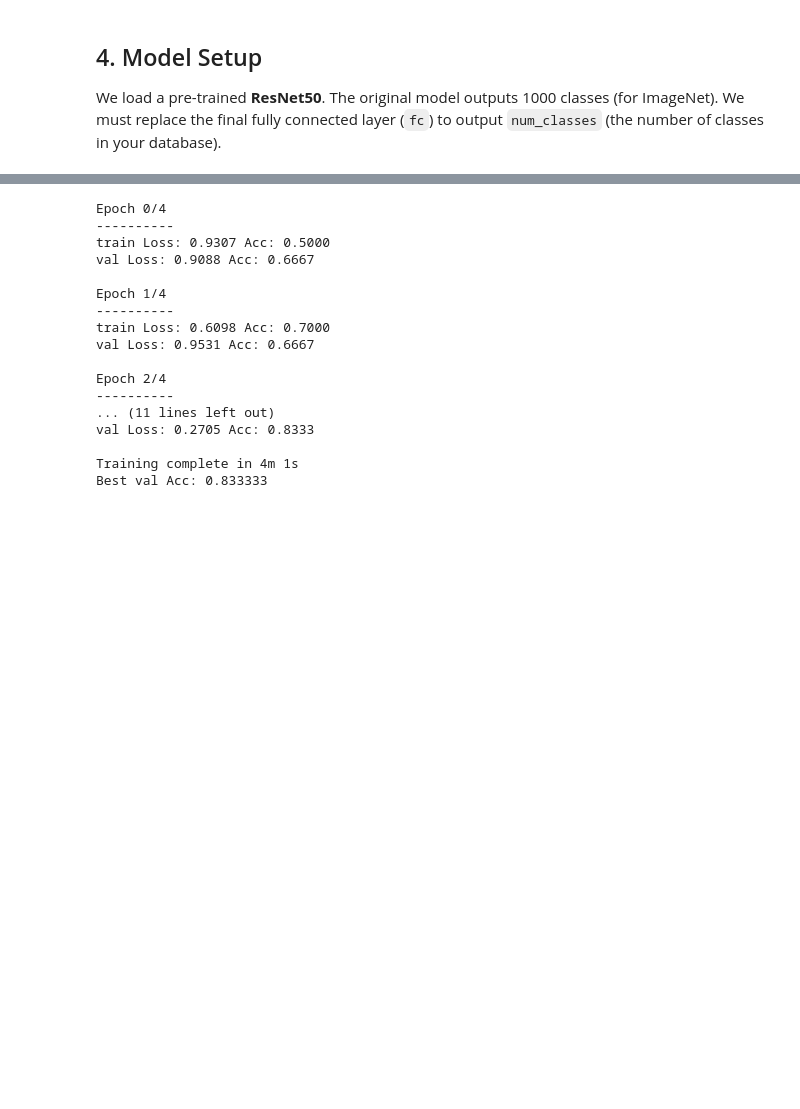
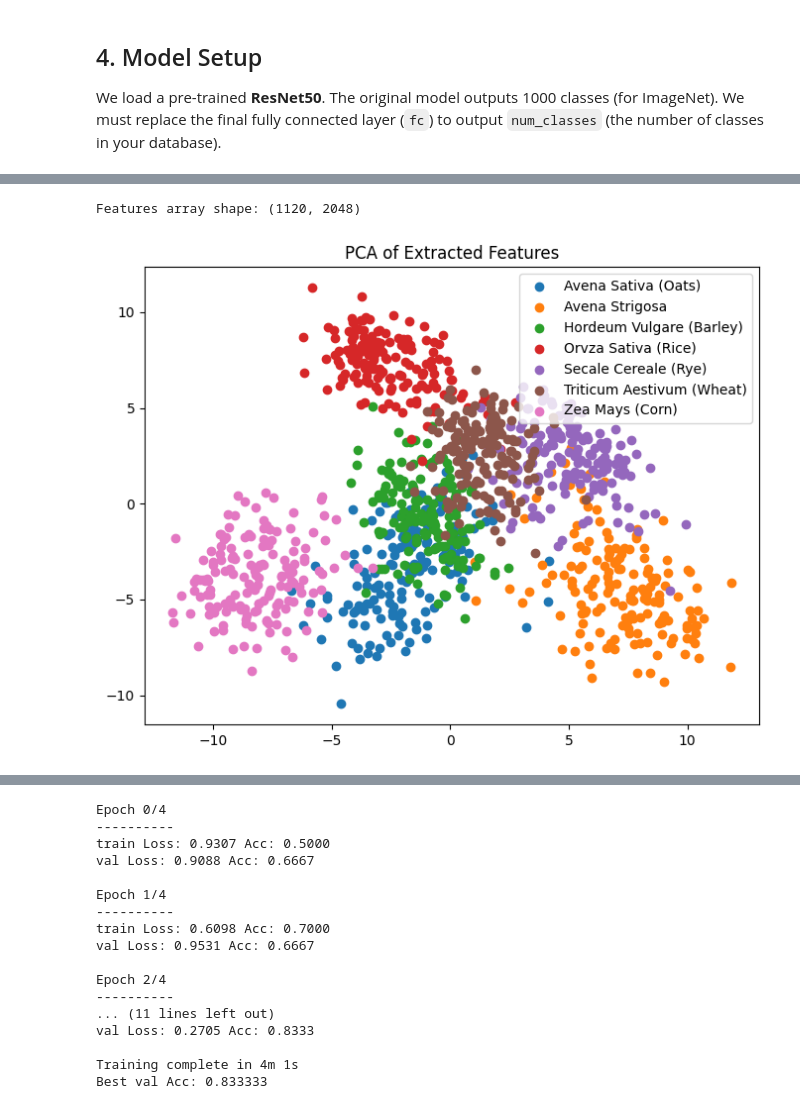
Before and after one commit to Videometer/videometer-toolbox-python, a Jupyter notebook: docs/training_onnx_models.ipynb, the cells around one changed output, grey strips where cells are left out. Saved outputs shown, nothing was run; the diff lists cells and outputs as text; code cells hidden in the pictures; blank space fills up the shorter version.

Commit message:
Added pca and tsne as visualize features
Added pca and tsne as visualize features

```diff
--- a/docs/training_onnx_models.ipynb
+++ b/docs/training_onnx_models.ipynb
@@ -54,7 +57,7 @@ We will use a **robust splitting strategy**:
 4.  Apply standard **Normalization** to the validation set.
 # %%
 # 1. Initialize Database
-db_path = "example.blobdb"
+db_path = r"C:\Users\CUH\OneDrive - videometer.com\Documents\Videometer\PersonalWorkspaces\All seeds\Blobs\BlobCollections\Cereal Crop.blobdb"
 db = BlobDatabase(db_path)
 
 # 2. Get the raw list of samples (IDs and Labels) without loading images yet
@@ -130,0 +138,34 @@ Using device: cpu
+# %%
+
+model_test = nn.Sequential(*list(model.children())[:-1])
+model_test.eval()
+
+features_arr = []
+
+for i in range(len(train_dataset)):
+    sample_img, _ = train_dataset[i]
+
+    image_tensor = sample_img.unsqueeze(0)  # Add batch dimension: [1, 3, 224, 224]
+
+    # Extract features
+    with torch.no_grad():
+        features = model_test(image_tensor)
+        features_arr.append(features.squeeze().numpy())  # Remove batch and spatial dimensions
+
+features_arr_np = np.array(features_arr)
+# %% [output]
+Features array shape: (1120, 2048)
+# %%
+
+pca = PCA(n_components=2)
+reduced_features = pca.fit_transform(features_arr_np)
+
+plt.figure(figsize=(8, 6))
+for class_idx in range(num_classes):
+    class_features = reduced_features[[i for i, s in enumerate(train_samples) if s[1] == class_idx]]
+    plt.scatter(class_features[:, 0], class_features[:, 1], label=class_map[class_idx])
+plt.legend()
+plt.title("PCA of Extracted Features")
+plt.show()
+# %% [output]
+[figure, added]
```
Also changed, not shown: parts of 8 cells of this notebook.
